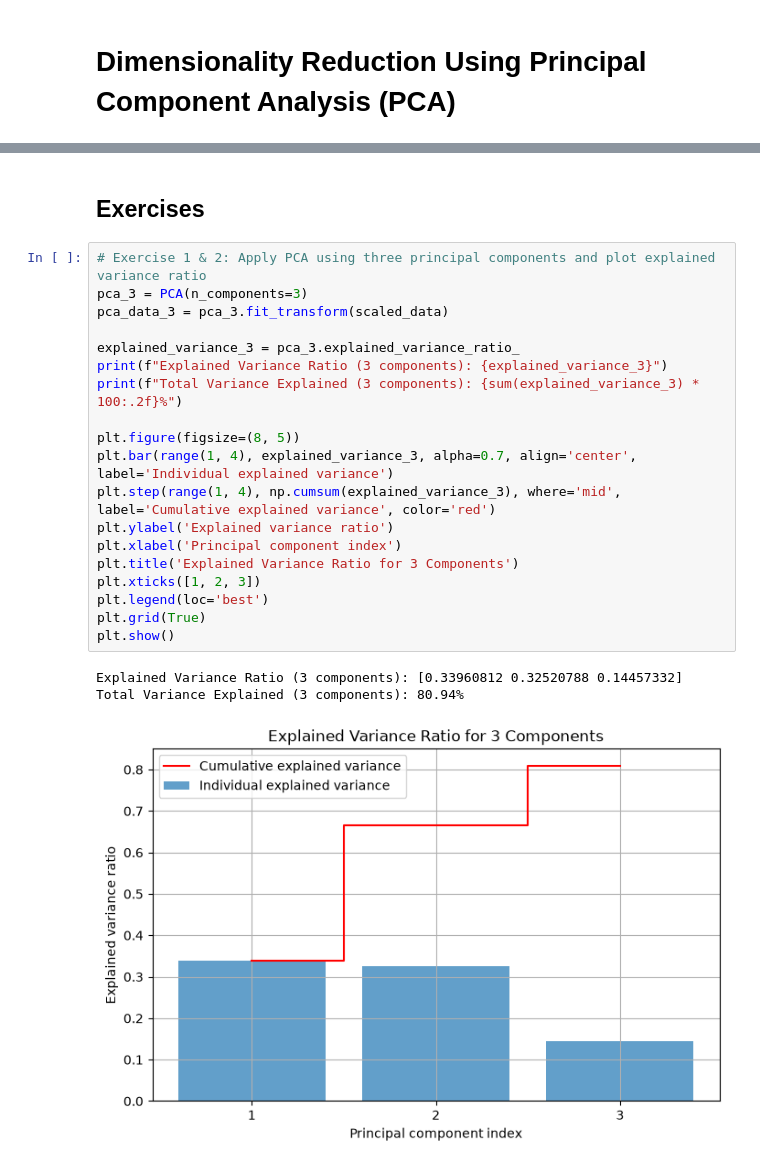
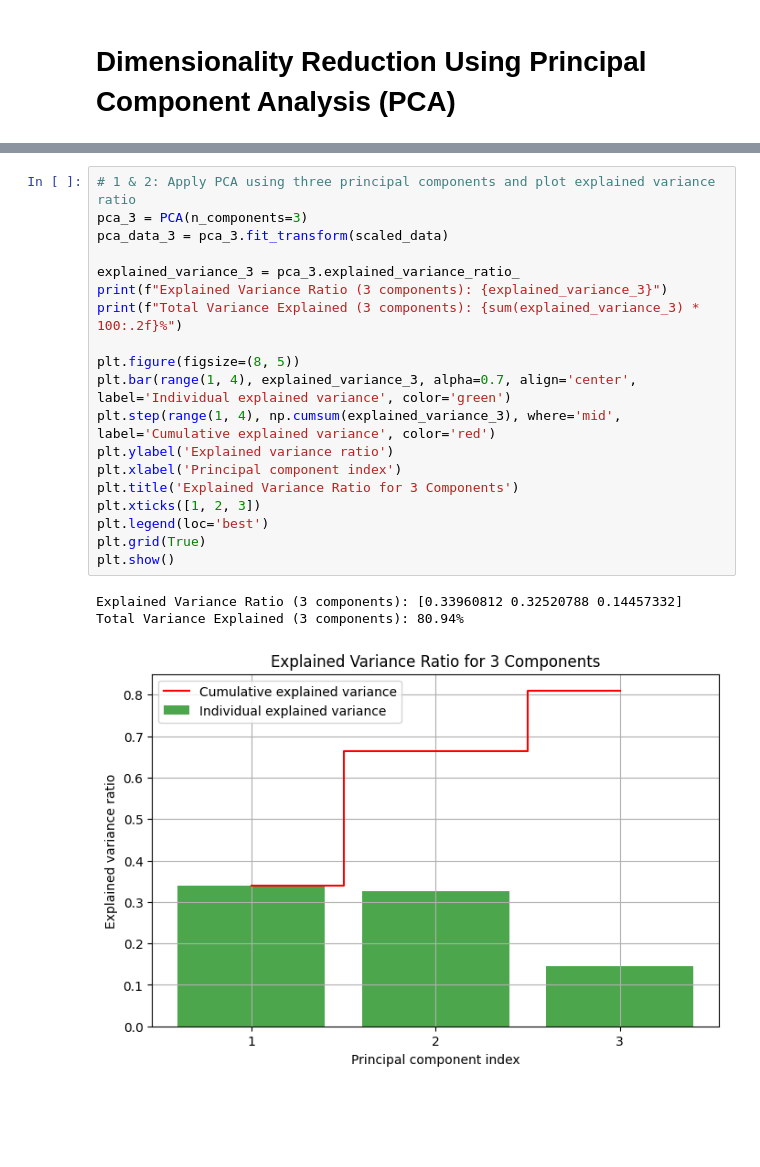
Before and after one commit to Karthik-Ramkumar/SVNIT-Lab-Assignments, a Jupyter notebook: sem-5/DS/lab3/1.ipynb, the cells around one changed output, grey strips where cells are left out. Drawn from its saved outputs; the diff is of its cells as text; blank space fills up the shorter version.

```diff
--- a/sem-5/DS/lab3/1.ipynb
+++ b/sem-5/DS/lab3/1.ipynb
@@ -45,27 +44,25 @@ Total Variance Explained: 66.48%
 [figure]
-# %% [markdown]
-## Exercises
 # %%
-# Exercise 1 & 2: Apply PCA using three principal components and plot explained variance ratio
+# 1 & 2: Apply PCA using three principal components and plot explained variance ratio
 pca_3 = PCA(n_components=3)
 pca_data_3 = pca_3.fit_transform(scaled_data)
 
 explained_variance_3 = pca_3.explained_variance_ratio_
 print(f"Explained Variance Ratio (3 components): {explained_variance_3}")
 print(f"Total Variance Explained (3 components): {sum(explained_variance_3) * 100:.2f}%")
 
 plt.figure(figsize=(8, 5))
-plt.bar(range(1, 4), explained_variance_3, alpha=0.7, align='center', label='Individual explained variance')
+plt.bar(range(1, 4), explained_variance_3, alpha=0.7, align='center', label='Individual explained variance', color='green')
 plt.step(range(1, 4), np.cumsum(explained_variance_3), where='mid', label='Cumulative explained variance', color='red')
 plt.ylabel('Explained variance ratio')
 plt.xlabel('Principal component index')
 plt.title('Explained Variance Ratio for 3 Components')
 plt.xticks([1, 2, 3])
 plt.legend(loc='best')
 plt.grid(True)
 plt.show()
 # %% [output]
 Explained Variance Ratio (3 components): [0.33960812 0.32520788 0.14457332]
 Total Variance Explained (3 components): 80.94%
-[figure, old version]
+[figure, new version]
 # %%
```
Also changed, not shown: parts of 3 cells of this notebook, 4 other files.
